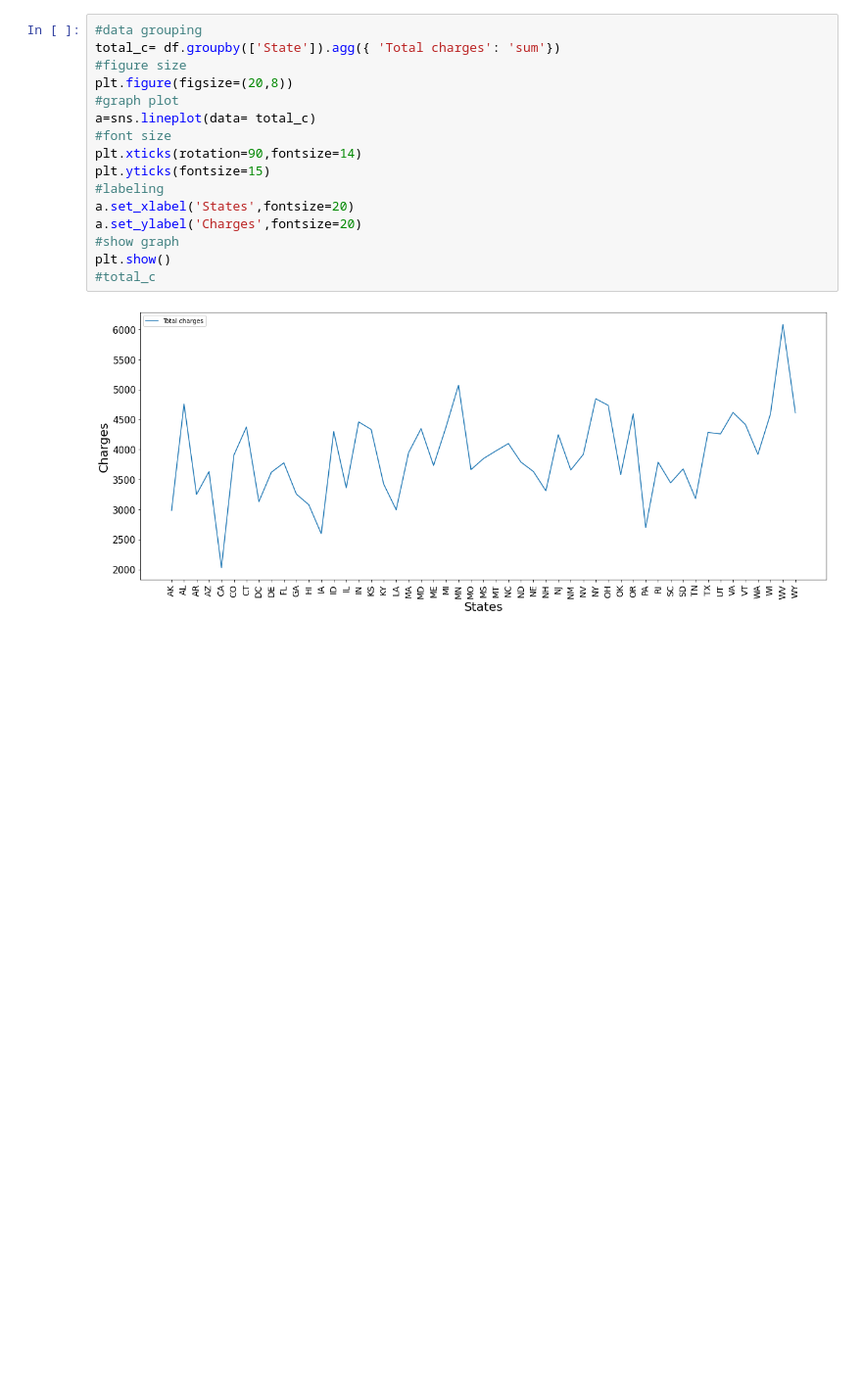
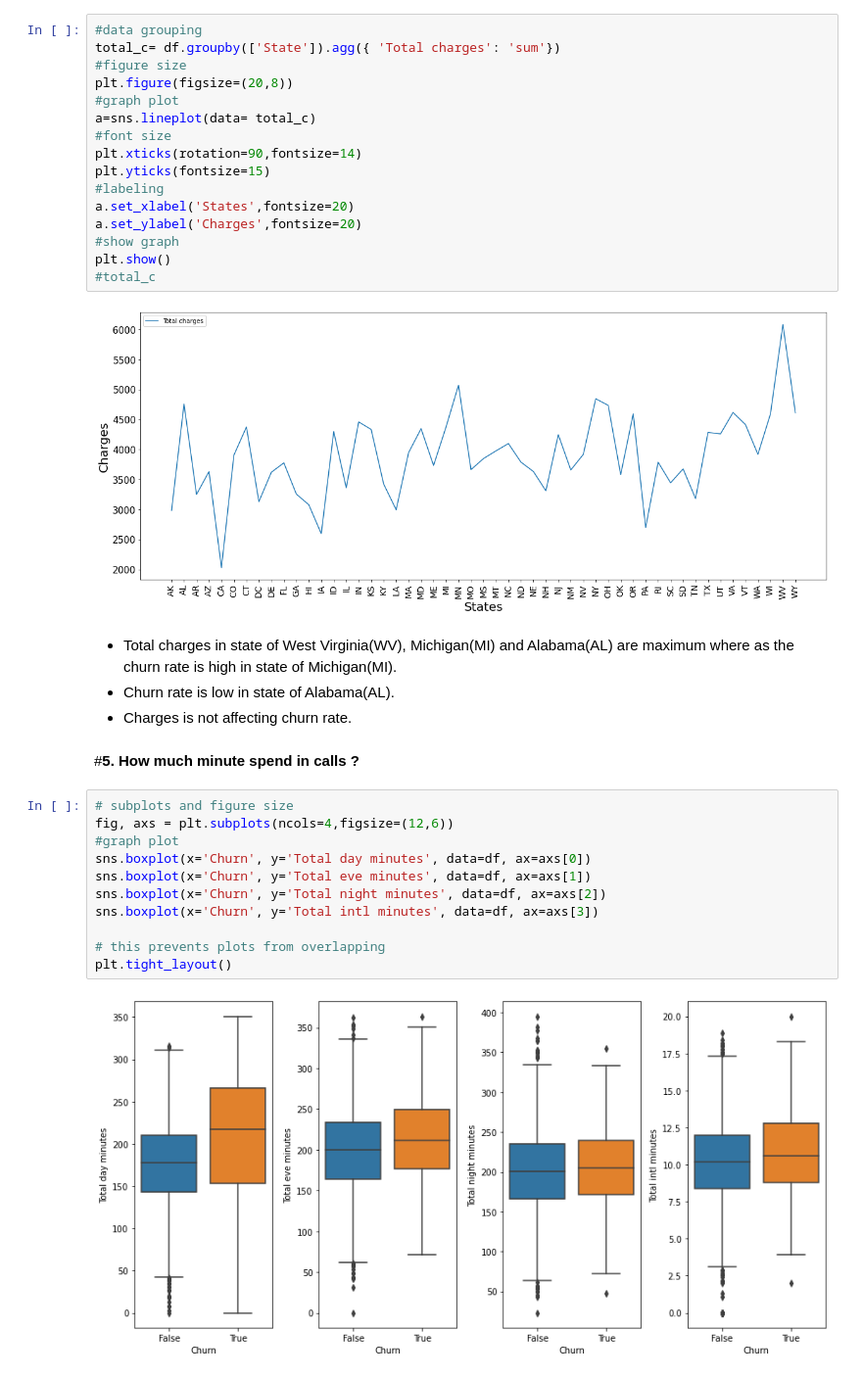
Before and after one commit to Ashfaquesayyed/telecom-churn-analysis, a Jupyter notebook: telecom_churn_analysis.ipynb, the cells around one changed output. Shown at 98% size. Cells and saved outputs as stored; diff of their text form; blank space fills up the shorter version.

```diff
--- a/telecom_churn_analysis.ipynb
+++ b/telecom_churn_analysis.ipynb
@@ -337,3 +337,22 @@ plt.show()
 #total_c
 # %% [output]
 [figure]
+# %% [markdown]
+* Total charges in state of West Virginia(WV), Michigan(MI) and Alabama(AL) are maximum where as the churn rate is high in state of Michigan(MI).
+* Churn rate is low in state of Alabama(AL).
+* Charges is not affecting churn rate.
+# %% [markdown]
+#**5. How much minute spend in calls ?**
+# %%
+# subplots and figure size
+fig, axs = plt.subplots(ncols=4,figsize=(12,6))
+#graph plot
+sns.boxplot(x='Churn', y='Total day minutes', data=df, ax=axs[0])
+sns.boxplot(x='Churn', y='Total eve minutes', data=df, ax=axs[1])
+sns.boxplot(x='Churn', y='Total night minutes', data=df, ax=axs[2])
+sns.boxplot(x='Churn', y='Total intl minutes', data=df, ax=axs[3])
+
+# this prevents plots from overlapping
+plt.tight_layout()
+# %% [output]
+[figure, added]
```
Also changed, not shown: parts of 15 cells of this notebook.
